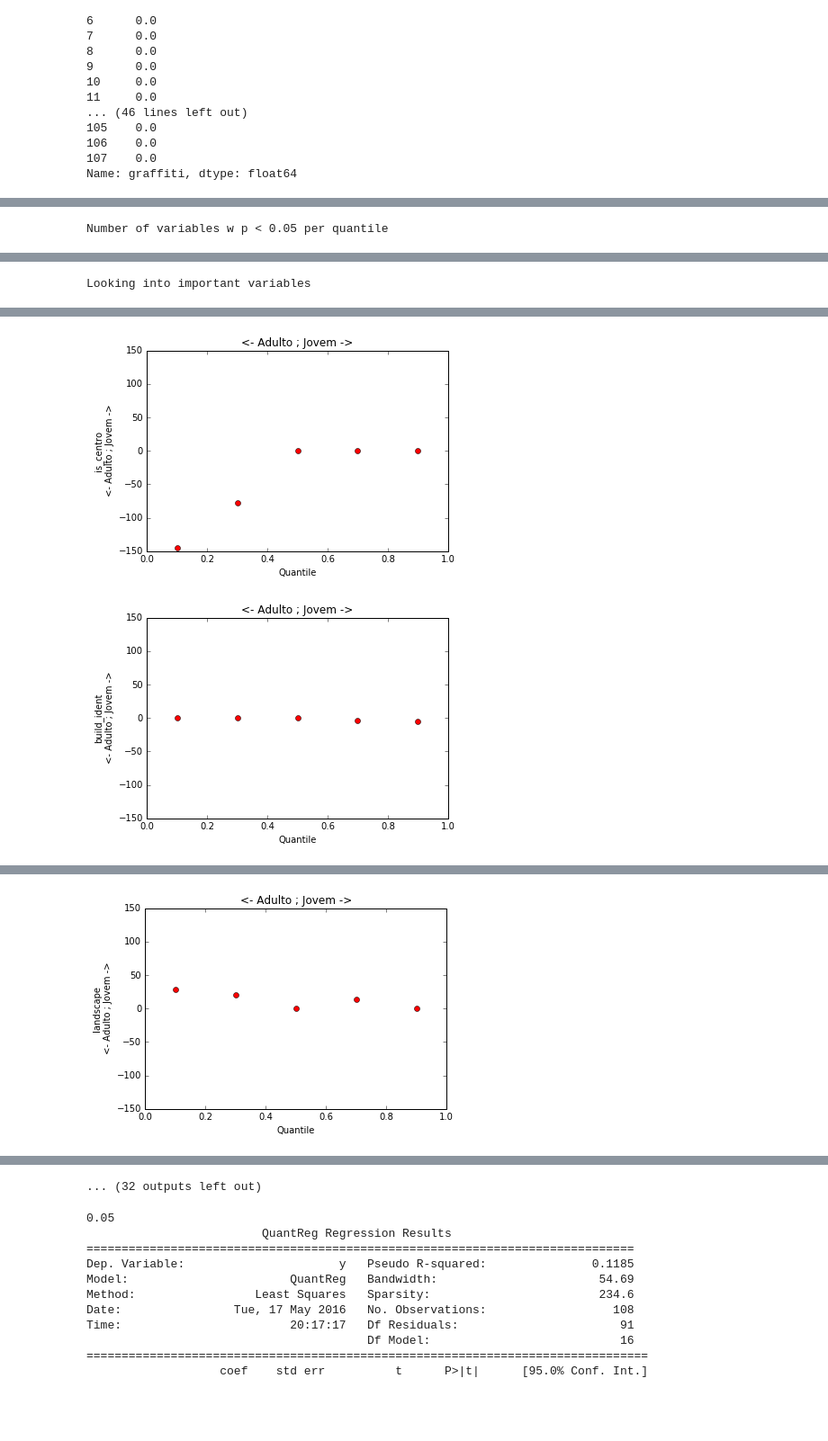
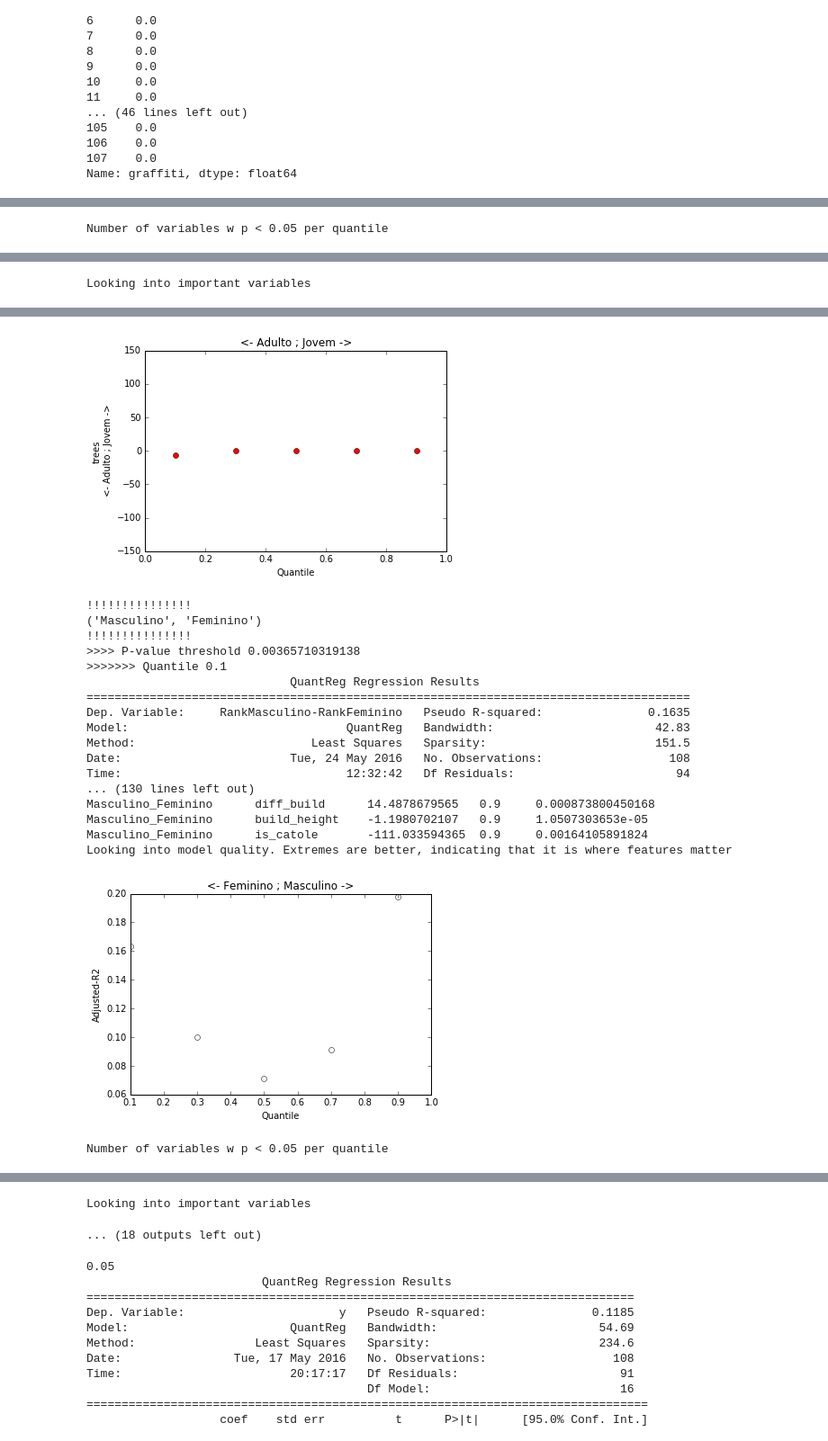
Before and after one commit to davidcmm/campinaPulse, a Jupyter notebook: scripts/analise/dadosNov15/usuarios/quantile/QuantileRegrBestRankingImages.ipynb, the cells around one changed output, grey strips where cells are left out. Shown: that part at 90% size. Cells and saved outputs as stored; diff of their text form; code cells hidden in the pictures; blank space fills up the shorter version.

Commit message:
Changing Quantile Analyzis Values

```diff
--- a/scripts/analise/dadosNov15/usuarios/quantile/QuantileRegrBestRankingImages.ipynb
+++ b/scripts/analise/dadosNov15/usuarios/quantile/QuantileRegrBestRankingImages.ipynb
@@ -11,7 +11,7 @@ import matplotlib.pyplot as plt
 import numpy as np
 import pandas as pd
 # %%
-df = pd.read_csv('safety.dat', sep=' ')
+df = pd.read_csv('pleasantness.dat', sep=' ')
 df['graffiti'] = np.array(df['graffiti'] == 'Yes', dtype='d')
 features = ['mov_cars', 'park_cars', 'landscape',
             'mov_ciclyst', 'street_wid', 'build_ident', 'trees',
@@ -85,6 +85,8 @@ for first_min_second in groups:
             values[name][i] = 0
             i += 1
 
+    pvalThreshold = 1 - (1-0.05)**(1/14)#Sidak correction instead of simple 0.05
+    print(">>>> P-value threshold " + str(pvalThreshold))
     for i, q in enumerate(np.array([0.1, 0.3, 0.5, 0.7, 0.9])):#(np.linspace(0.05, 0.95, 5)):
         fitted = model.fit(q=q)
         adjr2 = fitted.prsquared
@@ -94,14 +96,14 @@ for first_min_second in groups:
         print(">>>>>>> Quantile " + str(q))
         print(fitted.summary())
 
-        for name in fitted.params[fitted.pvalues < 0.05].index:
+        for name in fitted.params[fitted.pvalues < pvalThreshold].index:
             if fitted.params[name] != 0:
                 values[name][i] = fitted.params[name]
                 #for i in range(0,10):
                 print(first_min_second[0]+"_"+first_min_second[1]+"\t"+name+"\t"+str(fitted.params[name])
                       +"\t"+str(q)+"\t"+str(fitted.pvalues[name]))
 
-        util.append(sum(fitted.pvalues < 0.05))
+        util.append(sum(fitted.pvalues < pvalThreshold))
 
         if q > 0.5 and adjr2 > max_right:
             max_right = adjr2
@@ -199,2 +201,20 @@ Looking into important variables
-[figure, old version]
+[figure, new version]
+!!!!!!!!!!!!!!!
+('Masculino', 'Feminino')
+!!!!!!!!!!!!!!!
+>>>> P-value threshold 0.00365710319138
+>>>>>>> Quantile 0.1
+                             QuantReg Regression Results
+======================================================================================
+Dep. Variable:     RankMasculino-RankFeminino   Pseudo R-squared:               0.1635
+Model:                               QuantReg   Bandwidth:                       42.83
+Method:                         Least Squares   Sparsity:                        151.5
+Date:                        Tue, 24 May 2016   No. Observations:                  108
+Time:                                12:32:42   Df Residuals:                       94
+... (130 lines left out)
+Masculino_Feminino      diff_build      14.4878679565   0.9     0.000873800450168
+Masculino_Feminino      build_height    -1.1980702107   0.9     1.0507303653e-05
+Masculino_Feminino      is_catole       -111.033594365  0.9     0.00164105891824
+Looking into model quality. Extremes are better, indicating that it is where features matter
-[figure, old version]
+[figure, new version]
+Number of variables w p < 0.05 per quantile
@@ -202 +221,0 @@ Looking into important variables
-[figure, removed]
@@ -221,4 +222,5 @@ Looking into model quality. Extremes are better, indicating that it is where fea
-... (32 outputs left out)
+Looking into important variables
+... (18 outputs left out)
 # %%
 # %% [output]
 0.05
```
Also changed, not shown: parts of 1 cell of this notebook, 5 other files.
